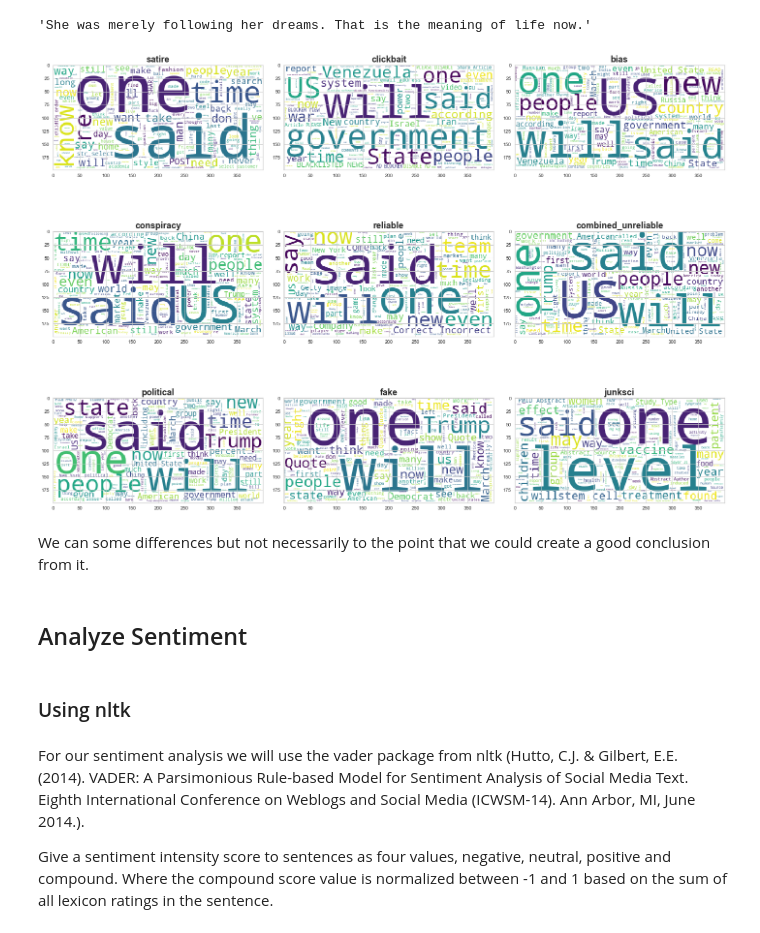
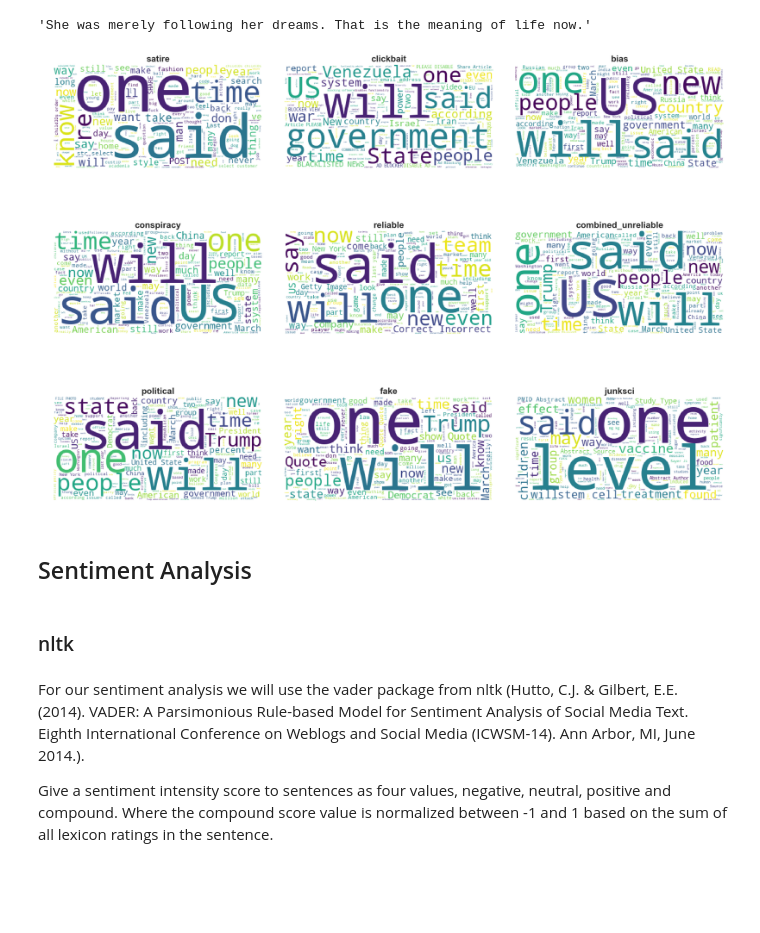
Before and after one commit to osterburg/dsc-5-capstone-project-online-ds-ft-100118, a Jupyter notebook: 02_data_exploration.ipynb, the cells around one changed output. Drawn from its saved outputs; the diff is of its cells as text; code cells hidden in the pictures; blank space fills up the shorter version.

```diff
--- a/02_data_exploration.ipynb
+++ b/02_data_exploration.ipynb
@@ -6,41 +17,25 @@
 # %%
 from IPython.display import Image
 from IPython.display import IFrame
-from IPython import get_ipython
-from nbformat import read
 from IPython.core.interactiveshell import InteractiveShell
 InteractiveShell.ast_node_interactivity = "all"
 
 %config InlineBackend.figure_format ='retina'
 
-from pygments import highlight
-from pygments.lexers import PythonLexer
-from pygments.formatters import HtmlFormatter
-
 import os
 import re
+import json
 import string
+
 from collections import Counter
 from tabulate import tabulate
 from html.parser import HTMLParser
-
-# import pyLDAvis
-# import pyLDAvis.gensim
-# import pyLDAvis.sklearn
-# pyLDAvis.enable_notebook(local=True)
-
 from tqdm import tqdm
+from pprint import pprint
+from pathlib import Path
 
 import pandas as pd
 import numpy as np
-
-import spacy
-from spacy import displacy
-
-from collections import defaultdict
-
-import gensim
-from gensim import corpora
 
 import nltk
 from nltk import FreqDist
@@ -48,26 +43,24 @@ from nltk import word_tokenize
 from nltk.corpus import stopwords
 from nltk.stem.wordnet import WordNetLemmatizer
 from nltk.sentiment.vader import SentimentIntensityAnalyzer
-
 from sklearn.feature_extraction.text import CountVectorizer, TfidfVectorizer
 from sklearn.decomposition import LatentDirichletAllocation
 
 from yellowbrick.text import FreqDistVisualizer
+from yellowbrick.style import set_palette
+set_palette('muted')
 
 from wordcloud import WordCloud, STOPWORDS
+
+import plotly
+import plotly.plotly as py
+import plotly.figure_factory as ff
+import plotly.graph_objs as go
+
+import cufflinks as cf
 
 import matplotlib.pyplot as plt
 %matplotlib inline
 
-import plotly
-plotly.tools.set_credentials_file(username='osterburg', api_key='AwYwuawMn2kOq4r2tHci')
-from plotly.offline import download_plotlyjs, init_notebook_mode, plot, iplot
-init_notebook_mode(connected=True)
-
-import plotly.io as pio
-import plotly.plotly as py
-import plotly.figure_factory as ff
-import plotly.graph_objs as go
-
 import warnings
 warnings.filterwarnings("ignore")
@@ -143,36 +193,35 @@ lines[0]
 # %%
 cat_list = df.category.unique().tolist()
 
 ncol = 3
 nrow = 3
 fig = plt.figure(figsize=(20, 15))
 ax = []
 
 for i in range(ncol * nrow):
     news_content = df[df.category==cat_list[i]].news_content.tolist()
 
     wordcloud = WordCloud(
         background_color='white',
         stopwords=STOPWORDS,
         max_words=200,
         max_font_size=None,
         random_state=1
     ).generate(str(news_content))
 
     ax.append( fig.add_subplot(nrow, ncol, i+1) )
     ax[-1].set_title(cat_list[i], fontsize=18, fontweight='bold')
+    plt.axis('off')
     plt.imshow(wordcloud)
 
 plt.tight_layout()
 plt.show();
 # %% [output]
-[figure, old version]
+[figure, new version]
-# %% [markdown]
-We can some differences but not necessarily to the point that we could create a good conclusion from it.
 # %% [markdown]
-## Analyze Sentiment
+## Sentiment Analysis
 # %% [markdown]
-### Using nltk
+### nltk
 # %% [markdown]
 For our sentiment analysis we will use the vader package from nltk (Hutto, C.J. & Gilbert, E.E. (2014). VADER: A Parsimonious Rule-based Model for Sentiment Analysis of Social Media Text. Eighth International Conference on Weblogs and Social Media (ICWSM-14). Ann Arbor, MI, June 2014.).
 
```
Also changed, not shown: parts of 107 cells of this notebook.
